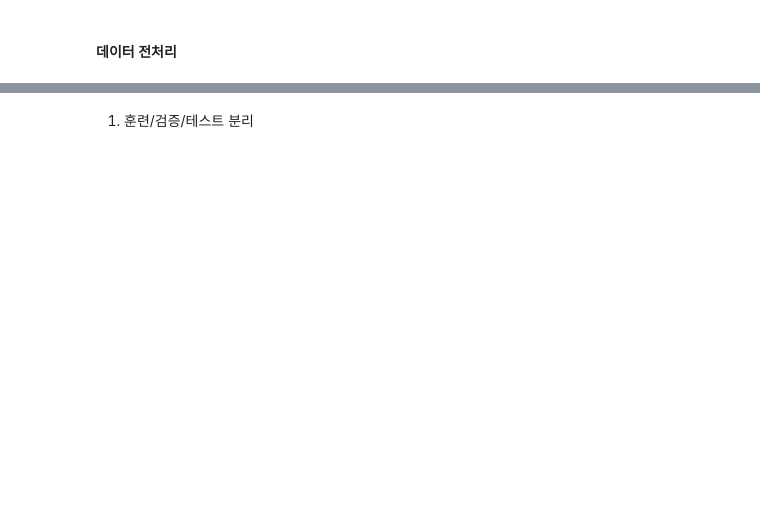
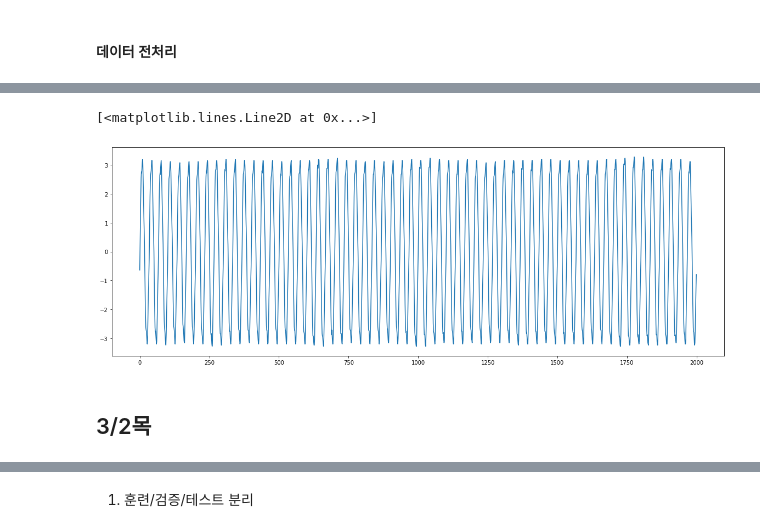
Before and after one commit to engineercha/engineercha, a Jupyter notebook: 기계시설물.ipynb, the cells around one changed output, grey strips where cells are left out. Saved outputs shown, nothing was run; the diff lists cells and outputs as text; code cells hidden in the pictures; blank space fills up the shorter version.

```diff
--- a/기계시설물.ipynb
+++ b/기계시설물.ipynb
@@ -102,0 +119,5 @@ test_tot은 그 둘을 합친 데이터셋임
+# %%
+a=pd.read_pickle(os.path.join(drive, '전류정상.pkl')).transpose()
+b=pd.read_pickle(os.path.join(drive, '전류고장.pkl')).transpose()
+
+a
@@ -102,0 +140,9 @@ test_tot은 그 둘을 합친 데이터셋임
+# %%
+plt.figure(figsize=(20,7))
+
+plt.plot(np.array(a.iloc[0]))
+# %% [output]
+[<matplotlib.lines.Line2D at 0x...>]
+[figure, added]
+# %% [markdown]
+## 3/2목
```
Also changed, not shown: parts of 87 cells of this notebook.
